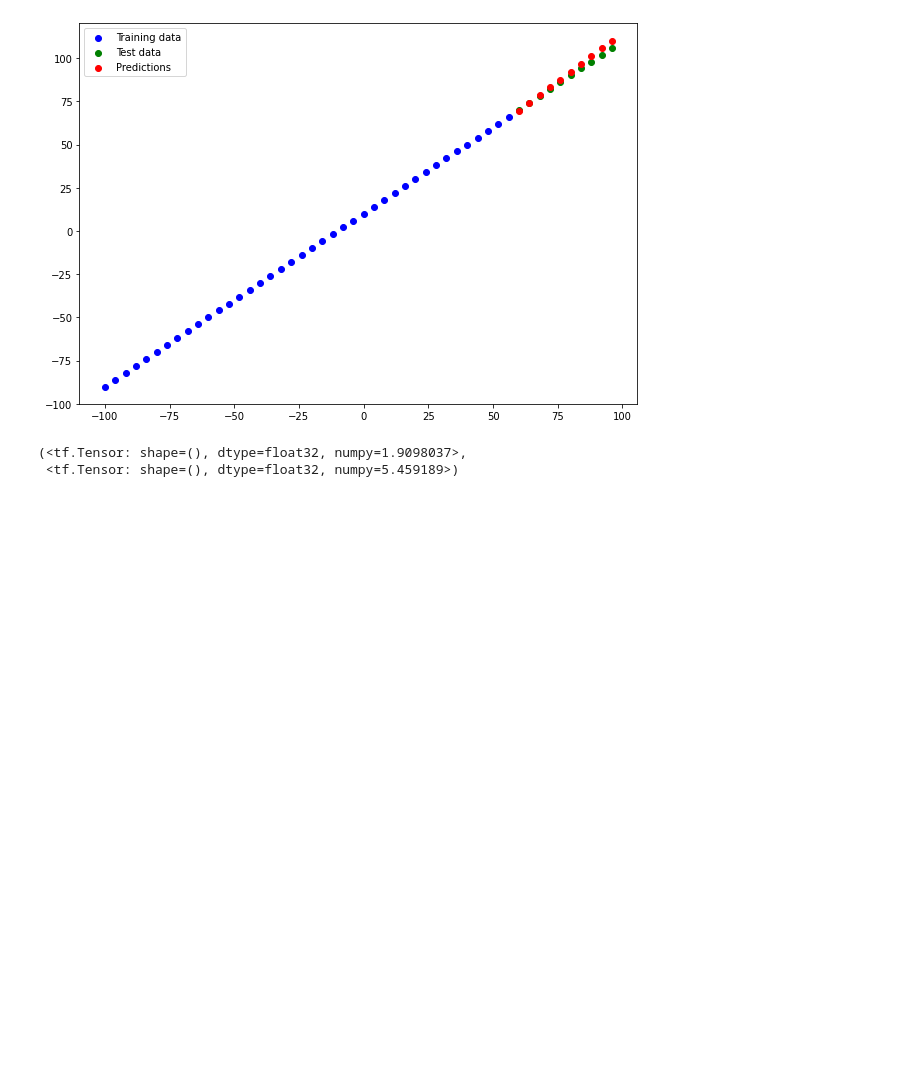
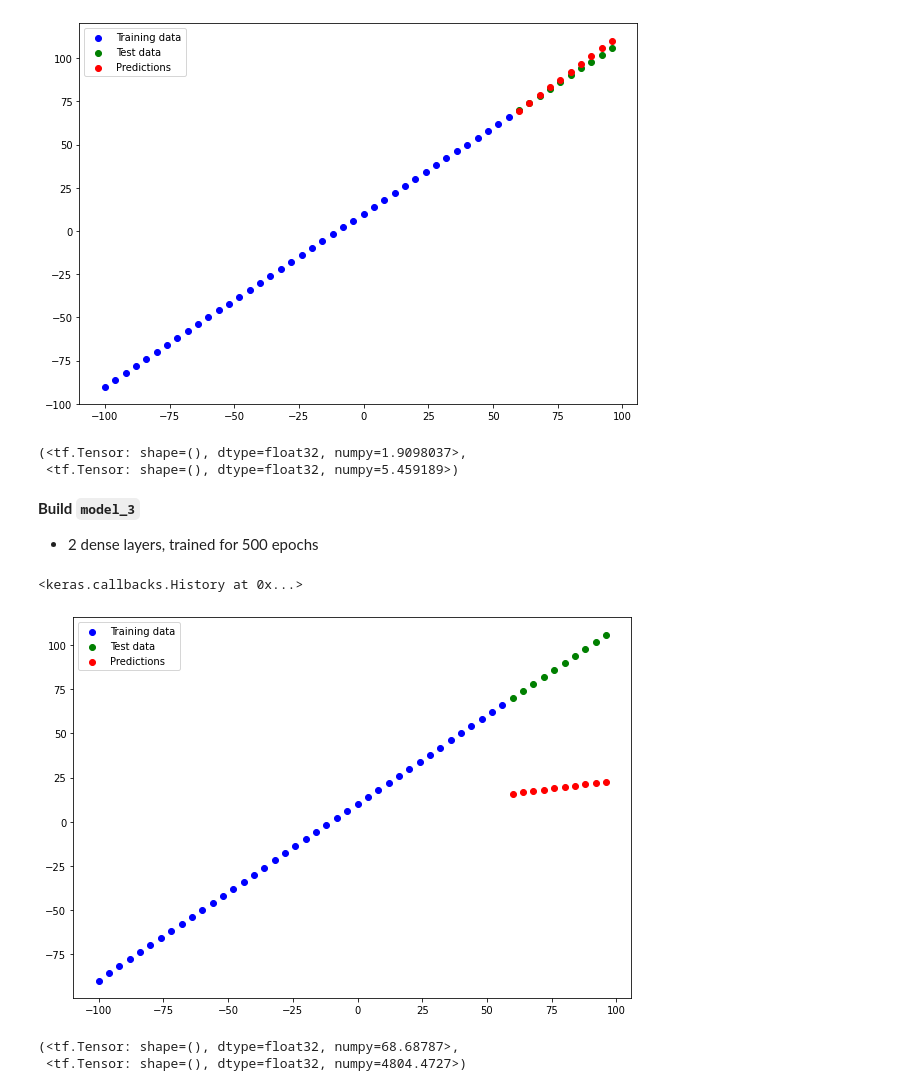
Before and after one commit to gvtsch/Udemy_TensorFlow_Certificate, a Jupyter notebook: 01_neural_netwerk_regression_with_tensorflow.ipynb, the cells around one changed output. Drawn from its saved outputs; the diff is of its cells as text; code cells hidden in the pictures; blank space fills up the shorter version.

```diff
--- a/01_neural_netwerk_regression_with_tensorflow.ipynb
+++ b/01_neural_netwerk_regression_with_tensorflow.ipynb
@@ -623,3 +625,39 @@ mae_2, mse_2
 # %% [output]
 (<tf.Tensor: shape=(), dtype=float32, numpy=1.9098037>,
  <tf.Tensor: shape=(), dtype=float32, numpy=5.459189>)
+# %% [markdown]
+**Build `model_3`**
+* 2 dense layers, trained for 500 epochs
+# %%
+# Set random seed
+tf.random.set_seed(42)
+
+# 1. Create the model
+model_3 = tf.keras.Sequential([
+    tf.keras.layers.Dense(1),
+    tf.keras.layers.Dense(1)])
+
+# 2. Compile the model
+model_3.compile(
+    loss=tf.keras.losses.mae,
+    optimizer=tf.keras.optimizers.SGD(),
+    metrics=["mae"])
+
+# 3. Fit the model
+model_3.fit(X_train, y_train, epochs=500, verbose=0)
+# %% [output]
+<keras.callbacks.History at 0x...>
+# %%
+# Make and plot predictions
+y_pred_3 = model_3.predict(X_test)
+plot_predictions(predictions=y_pred_3)
+# %% [output]
+[figure, added]
+# %%
+# Calculate model_3 evaluation metrics
+mae_3 = mae(y_test, y_pred_3)
+mse_3 = mse(y_test, y_pred_3)
+mae_3, mse_3
+# %% [output]
+(<tf.Tensor: shape=(), dtype=float32, numpy=68.68787>,
+ <tf.Tensor: shape=(), dtype=float32, numpy=4804.4727>)
```
Also changed, not shown: parts of 19 cells of this notebook, 4 other files.
